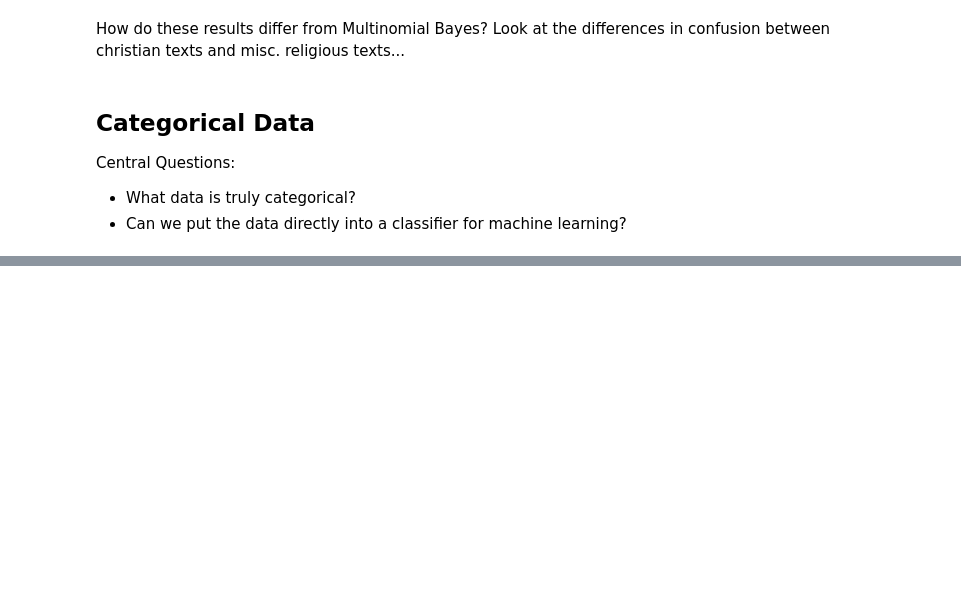
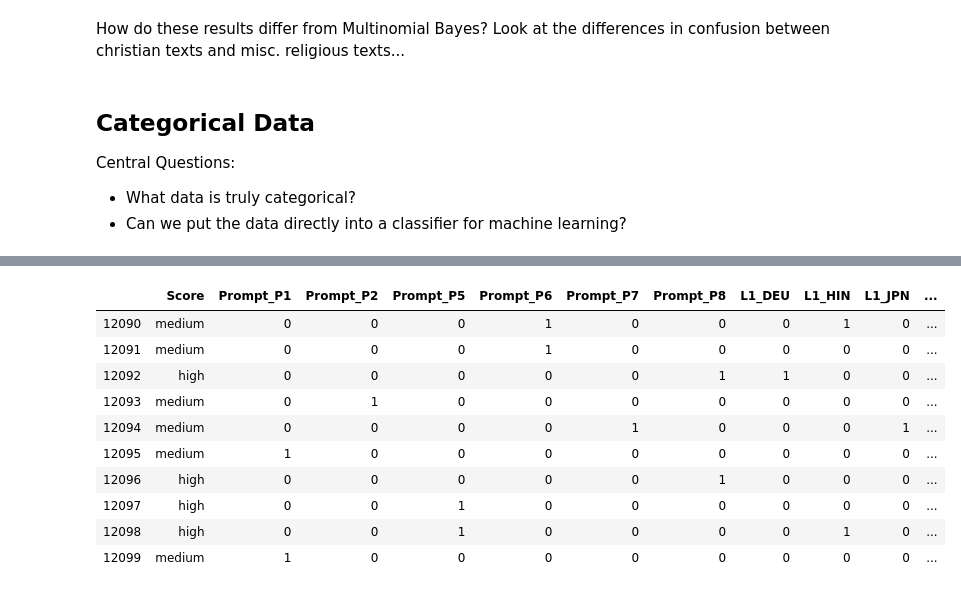
Before and after one commit to Data-Science-for-Linguists-2020/Home, a Jupyter notebook: Notebooks/Classification_and_Categorical_Data.ipynb, the cells around one changed output, grey strips where cells are left out. Drawn from its saved outputs; the diff is of its cells as text; code cells hidden in the pictures; blank space fills up the shorter version.

```diff
--- a/Notebooks/Classification_and_Categorical_Data.ipynb
+++ b/Notebooks/Classification_and_Categorical_Data.ipynb
@@ -383,0 +495,4 @@ If a column contains categorical data, is it nominal or ordinal?
+# %%
+# Re-build mini DF
+mini = essay_df[-10:][['Prompt', 'L1', 'Score']]
+mini
@@ -383,0 +526,18 @@ If a column contains categorical data, is it nominal or ordinal?
+# %%
+# Decomposition on both Prompt and L1.
+pd.get_dummies(mini, columns=['Prompt', 'L1'])
+
+# Works, looking tidy, but lots of wasted space with 0s
+# It would be more efficient to use a sparse vector...
+# %% [output]
+|  | Score | Prompt_P1 | Prompt_P2 | Prompt_P5 | Prompt_P6 | Prompt_P7 | Prompt_P8 | L1_DEU | L1_HIN | L1_JPN | ... |
+| 12090 | medium | 0 | 0 | 0 | 1 | 0 | 0 | 0 | 1 | 0 | ... |
+| 12091 | medium | 0 | 0 | 0 | 1 | 0 | 0 | 0 | 0 | 0 | ... |
+| 12092 | high | 0 | 0 | 0 | 0 | 0 | 1 | 1 | 0 | 0 | ... |
+| 12093 | medium | 0 | 1 | 0 | 0 | 0 | 0 | 0 | 0 | 0 | ... |
+| 12094 | medium | 0 | 0 | 0 | 0 | 1 | 0 | 0 | 0 | 1 | ... |
+| 12095 | medium | 1 | 0 | 0 | 0 | 0 | 0 | 0 | 0 | 0 | ... |
+| 12096 | high | 0 | 0 | 0 | 0 | 0 | 1 | 0 | 0 | 0 | ... |
+| 12097 | high | 0 | 0 | 1 | 0 | 0 | 0 | 0 | 0 | 0 | ... |
+| 12098 | high | 0 | 0 | 1 | 0 | 0 | 0 | 0 | 1 | 0 | ... |
+| 12099 | medium | 1 | 0 | 0 | 0 | 0 | 0 | 0 | 0 | 0 | ... |
```
Also changed, not shown: parts of 28 cells of this notebook.
